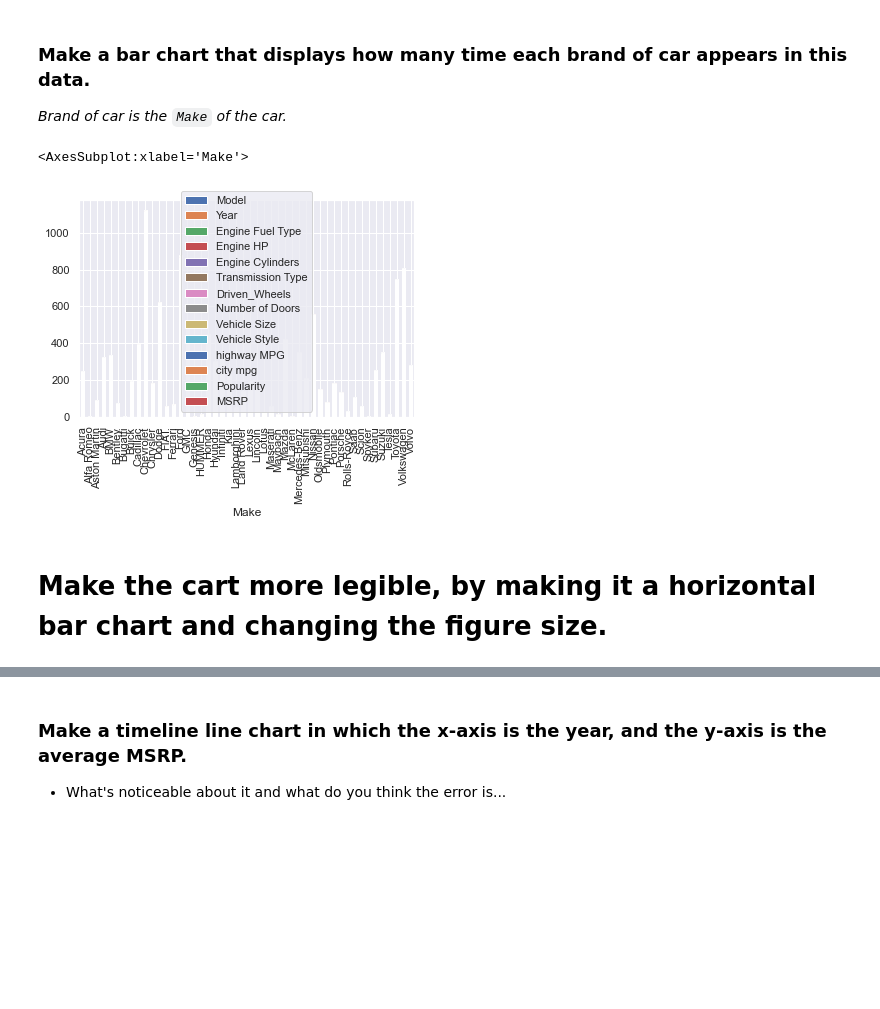
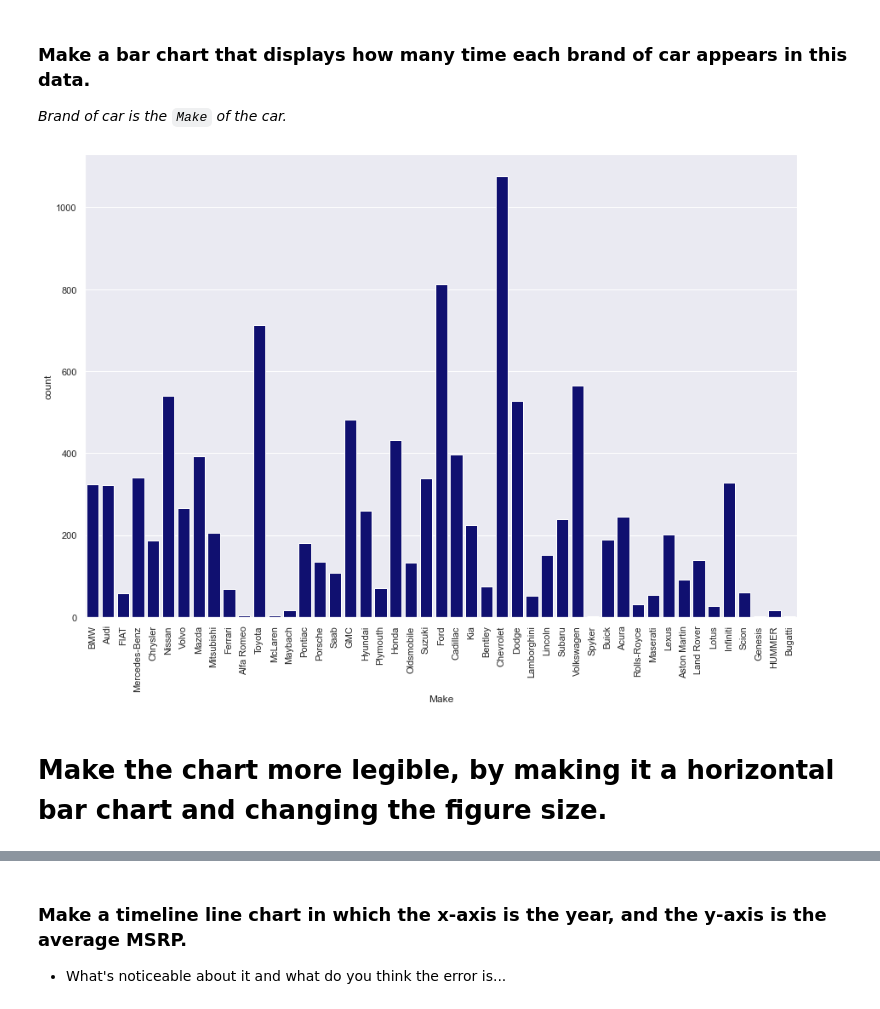
Before and after one commit to LedioTerolli/2020-fall-data-science, a Jupyter notebook: Week2-EDA/Exercise-EDA.ipynb, the cells around one changed output, grey strips where cells are left out. Cells and saved outputs as stored; diff of their text form; code cells hidden in the pictures; blank space fills up the shorter version.

```diff
--- a/Week2-EDA/Exercise-EDA.ipynb
+++ b/Week2-EDA/Exercise-EDA.ipynb
@@ -30,6 +16,6 @@ from IPython.display import Image
 # %%
 # Load the csv file into a pandas dataframe.
 
-df = pd.read_csv('data/iris.csv')
-df.head()
+df = pd.read_csv('data/cars.csv')
+df.head(100)
 # %% [output]
@@ -116,14 +87,13 @@ _Brand of car is the `Make` of the car._
 # %%
 # Make a bar chart that displays how many times each brand of car appears in this data.
 
-df = pd.read_csv('data/cars.csv')
-df
-new_df = df.groupby('Make').count()
-new_df.plot(kind='bar');
+
+fig, ax1 = plt.subplots(figsize=(15, 10))
+sns.countplot(ax = ax1, data = df, x = "Make", color="navy")
+plt.xticks(rotation = 90);
 # %% [output]
-<AxesSubplot:xlabel='Make'>
-[figure, old version]
+[figure, new version]
 # %% [markdown]
-# Make the cart more legible, by making it a horizontal bar chart and changing the figure size.
+# Make the chart more legible, by making it a horizontal bar chart and changing the figure size.
 # %%
 # Make the cart more legible, by making it a horizontal bar chart and changing the figure size.
```
Also changed, not shown: parts of 28 cells of this notebook, 1 other file.
